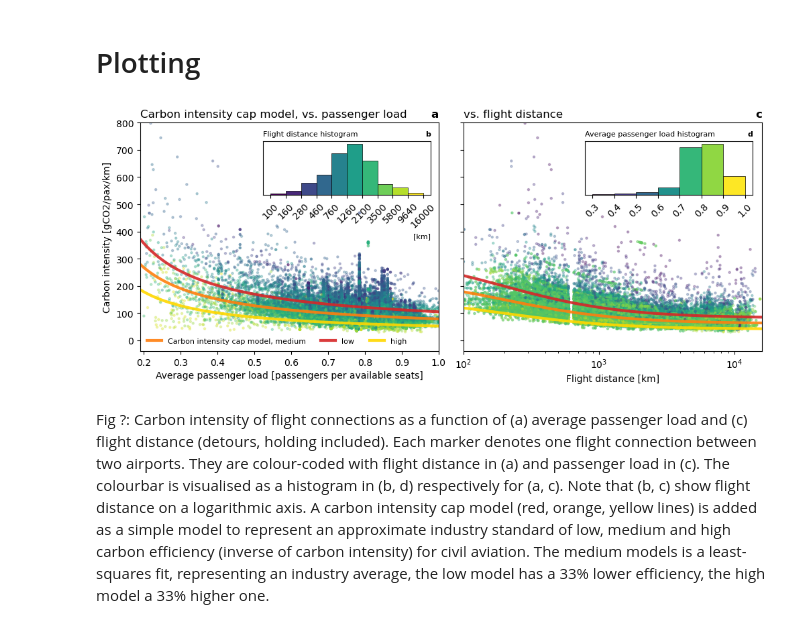
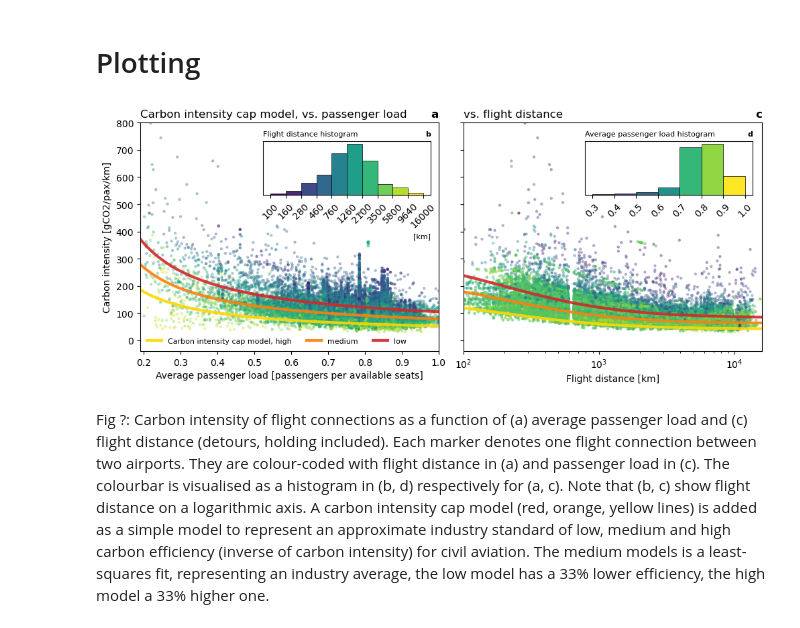
Before and after one commit to jorgecardleitao/aviation, a Jupyter notebook: plots/intensity_cap_models.ipynb, the cells around one changed output. Cells and saved outputs as stored; diff of their text form; code cells hidden in the pictures.

Commit message:
low, med, high resorted in legend

```diff
--- a/plots/intensity_cap_models.ipynb
+++ b/plots/intensity_cap_models.ipynb
@@ -167,9 +168,9 @@ ax1.set_title("Carbon intensity cap model, vs. passenger load", loc="left")
 # add carbon intensity cap model
 load = np.linspace(0.01, 1, 100)
 base_distance = 1000
-ax1.plot(load, carbon_cap_med(base_distance, load, a=popts[0], b=popts[1], l0=popts[2], d0=popts[3]), color="C1",    lw=3, alpha=0.9, label="Carbon intensity cap model, medium")
+ax1.plot(load, carbon_cap_high(base_distance, load, a=popts[0], b=popts[1], l0=popts[2], d0=popts[3]), color="gold", lw=3, alpha=0.9, label="Carbon intensity cap model, high")
+ax1.plot(load, carbon_cap_med(base_distance, load, a=popts[0], b=popts[1], l0=popts[2], d0=popts[3]), color="C1",    lw=3, alpha=0.9, label="medium")
 ax1.plot(load, carbon_cap_low(base_distance, load, a=popts[0], b=popts[1], l0=popts[2], d0=popts[3]), color="C3",    lw=3, alpha=0.9, label="low")
-ax1.plot(load, carbon_cap_high(base_distance, load, a=popts[0], b=popts[1], l0=popts[2], d0=popts[3]), color="gold", lw=3, alpha=0.9, label="high")
 ax1.legend(loc="lower left", fontsize=8, frameon=False, ncols=3)
 
 
@@ -185,33 +186,33 @@ axh1.set_xlabel("[km]", loc="right", fontsize=8)
 axh1.get_yaxis().set_visible(False)
 
 # right subplot
 ax2.scatter(distance, intensity, 5, c=average_load, alpha=.3, cmap="viridis")
 ax2.set_xlabel("Flight distance [km]")
 ax2.set_xscale("log")
 ax2.set_xlim(m0, m1)
 ax2.set_title("c", loc="right", fontweight="bold")
 ax2.set_title("vs. flight distance", loc="left")
 
 # add carbon intensity cap model
 dists = np.logspace(np.log10(m0), np.log10(m1), 100)
 base_load = 0.8
 ax2.plot(dists, carbon_cap_med(dists, base_load, a=popts[0], b=popts[1], l0=popts[2], d0=popts[3]), color="C1",    lw=3, alpha=0.9)
 ax2.plot(dists, carbon_cap_low(dists, base_load, a=popts[0], b=popts[1], l0=popts[2], d0=popts[3]), color="C3",    lw=3, alpha=0.9)
 ax2.plot(dists, carbon_cap_high(dists, base_load, a=popts[0], b=popts[1], l0=popts[2], d0=popts[3]), color="gold", lw=3, alpha=0.9)
 
 # histogram colorbar
 counts2, bin_edges2 = np.histogram(average_load, bins=np.linspace(0.3, 1, 8))
 bins = np.arange(1, len(counts2) + 1)
 cmap = plt.get_cmap("viridis")
 axh2.bar(bins, counts2, width=1, color=cmap((bins-1)/(len(bins)-1)), edgecolor="k", linewidth=0.5)
 axh2.set_xticks(np.arange(0, len(counts2) + 1)+.5)
 axh2.set_xticklabels(np.round(bin_edges2*10)/10, rotation=45)
 axh2.set_title("Average passenger load histogram", loc="left", fontsize=8)
 axh2.set_title("d", loc="right", fontweight="bold", fontsize=8)
 axh2.get_yaxis().set_visible(False)
 
 plt.show()
 # %% [output]
-[figure, old version]
+[figure, new version]
 # %% [markdown]
 Fig ?: Carbon intensity of flight connections as a function of (a) average passenger load and (c) flight distance (detours, holding included). Each marker denotes one flight connection between two airports. They are colour-coded with flight distance in (a) and passenger load in (c). The colourbar is visualised as a histogram in (b, d) respectively for (a, c). Note that (b, c) show flight distance on a logarithmic axis. A carbon intensity cap model (red, orange, yellow lines) is added as a simple model to represent an approximate industry standard of low, medium and high carbon efficiency (inverse of carbon intensity) for civil aviation. The medium models is a least-squares fit, representing an industry average, the low model has a 33% lower efficiency, the high model a 33% higher one.
```
Also changed, not shown: parts of 1 cell of this notebook.
